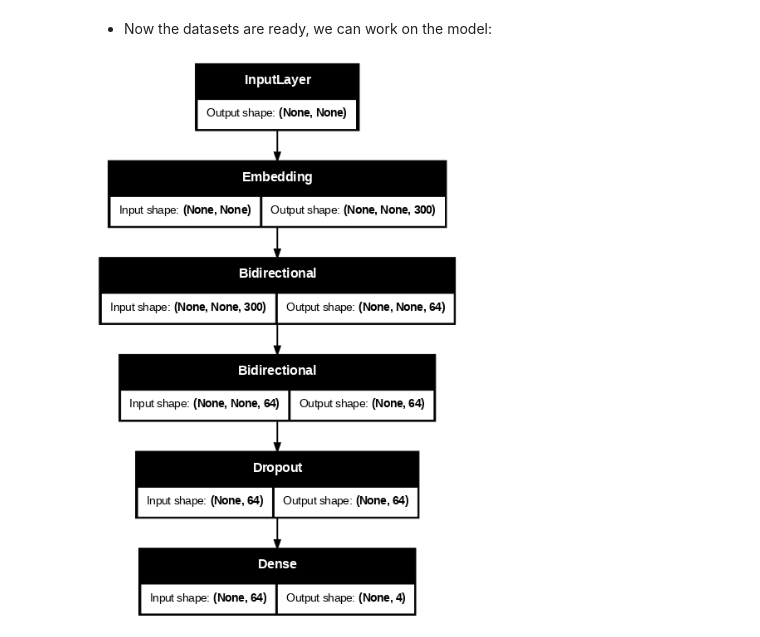
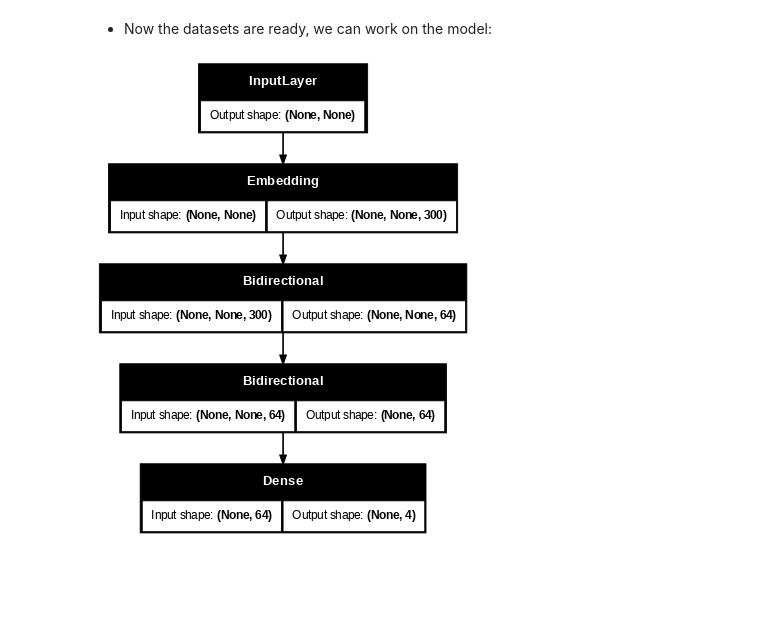
Before and after one commit to Ali-Mhrez/Stance-Detection-DL-Models, a Jupyter notebook: SD_BiLSTM.ipynb, the cells around one changed output. Saved outputs shown, nothing was run; the diff lists cells and outputs as text; code cells hidden in the pictures; blank space fills up the shorter version.

Commit message:
fix: SD_BiLSTM (experiment repetition and overfitting discussion)

```diff
--- a/SD_BiLSTM.ipynb
+++ b/SD_BiLSTM.ipynb
@@ -255,24 +255,28 @@ test_dataset = test_dataset.batch(batch_size).cache().prefetch(buffer_size=AUTOT
 ## Model
 # %% [markdown]
 - Now the datasets are ready, we can work on the model:
-# %%
-lr = 1e-4
-epochs = 100
-drop_rate = 0.4
 # %%
-int_sequences_input = tf.keras.Input(shape=(None,), dtype="int64")
-embedded_sequences = embedding_layer(int_sequences_input)
+def create_model(lr):
+  int_sequences_input = tf.keras.Input(shape=(None,), dtype="int64")
+  embedded_sequences = embedding_layer(int_sequences_input)
 
-lstm_output_1 = tf.keras.layers.Bidirectional(tf.keras.layers.LSTM(32, return_sequences=True))(embedded_sequences)
-lstm_output_2 = tf.keras.layers.Bidirectional(tf.keras.layers.LSTM(32))(lstm_output_1)
+  lstm_output_1 = tf.keras.layers.Bidirectional(tf.keras.layers.LSTM(32, return_sequences=True))(embedded_sequences)
+  lstm_output_2 = tf.keras.layers.Bidirectional(tf.keras.layers.LSTM(32))(lstm_output_1)
 
-dropped = tf.keras.layers.Dropout(drop_rate)(lstm_output_2)
+  logits = tf.keras.layers.Dense(4)(lstm_output_2)
 
-logits = tf.keras.layers.Dense(4)(dropped)
+  model = tf.keras.models.Model(inputs=int_sequences_input, outputs=logits)
 
-model = tf.keras.models.Model(inputs=int_sequences_input, outputs=logits)
+  loss = tf.keras.losses.SparseCategoricalCrossentropy(from_logits=True)
+  metrics = tf.keras.metrics.SparseCategoricalAccuracy('accuracy', dtype=tf.float32)
+  optimizer = tf.keras.optimizers.Adam(learning_rate=lr)
 
-tf.keras.utils.plot_model(model, show_shapes=True, dpi=70)
+  model.compile(optimizer=optimizer, loss=loss, metrics=[metrics])
+
+  return model
-# %% [output]
-[figure, removed]
+# %%
+plotting_model = create_model(lr=0.)
+tf.keras.utils.plot_model(plotting_model, show_shapes=True, dpi=60)
+# %% [output]
+[figure, added]
 # %%
```
Also changed, not shown: parts of 21 cells of this notebook.
